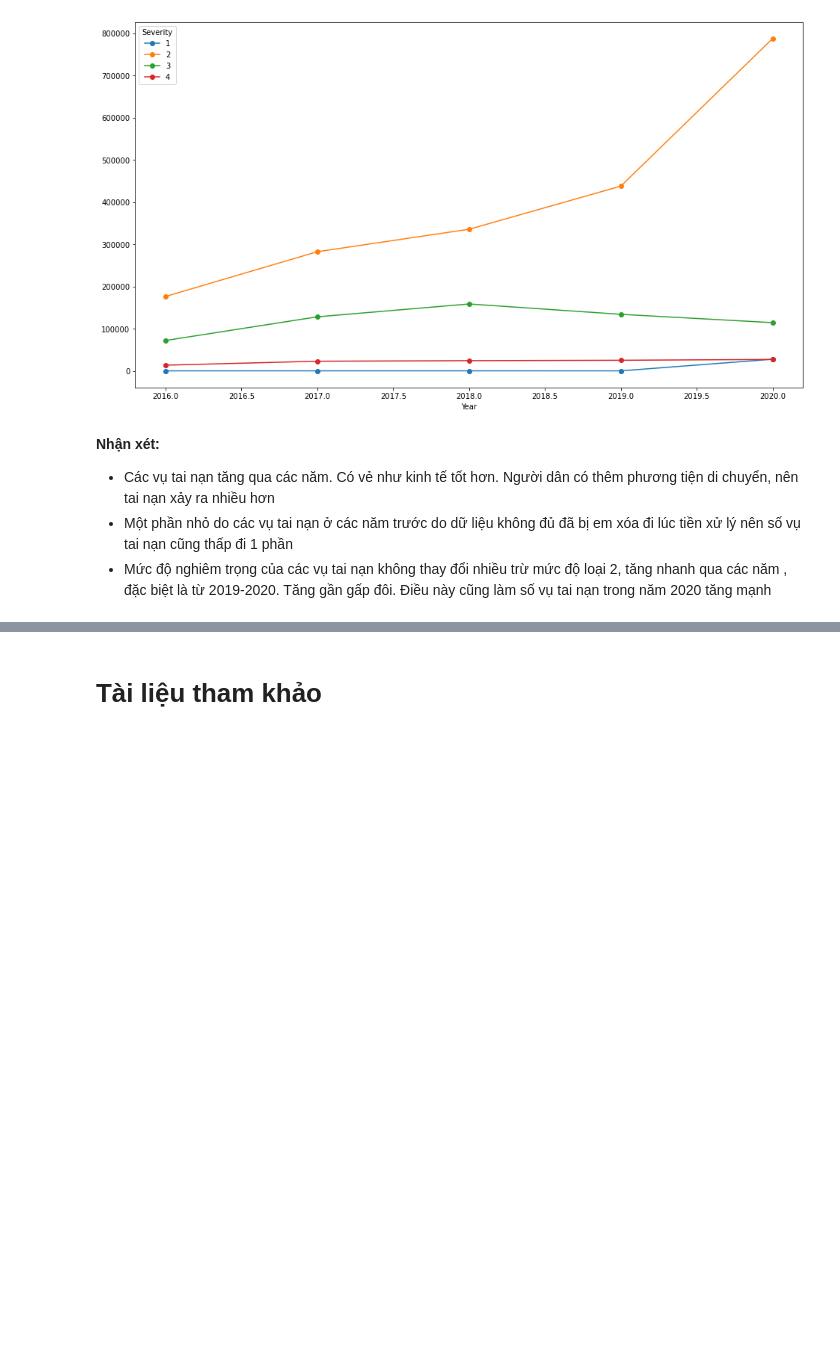
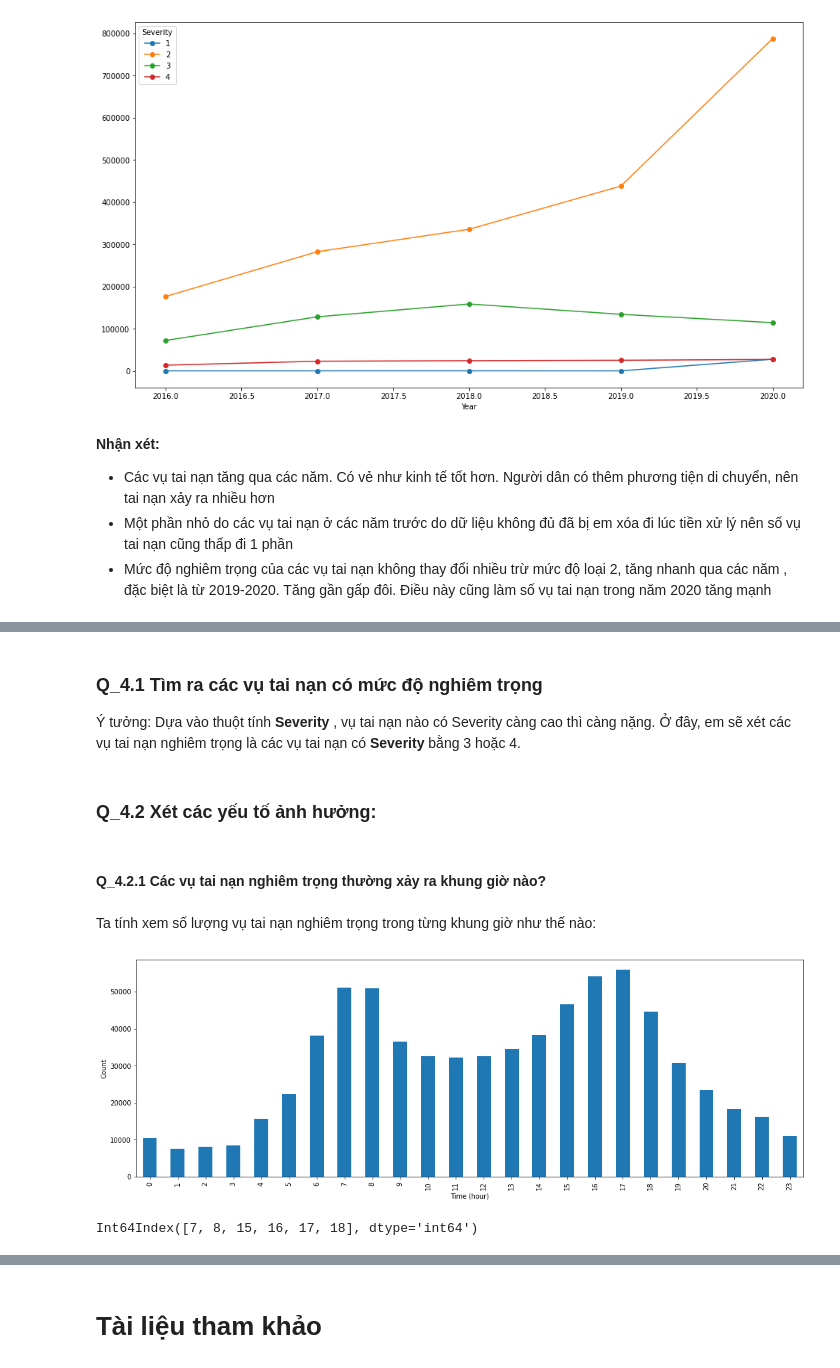
Before and after one commit to NguyenLam05200/FinalProject, a Jupyter notebook: Traffic_Accident_US.ipynb, the cells around one changed output, grey strips where cells are left out. Drawn from its saved outputs; the diff is of its cells as text; code cells hidden in the pictures; blank space fills up the shorter version.

```diff
--- a/Traffic_Accident_US.ipynb
+++ b/Traffic_Accident_US.ipynb
@@ -381,0 +445,28 @@ Q3_2.plot(kind='line',marker='o',xlabel='Year')
+# %% [markdown]
+### Q_4.1 Tìm ra các vụ tai nạn có mức độ nghiêm trọng
+
+Ý tưởng: Dựa vào thuột tính <b> Severity </b>, vụ tai nạn nào có Severity càng cao thì càng nặng. Ở đây, em sẽ xét các vụ tai nạn nghiêm trọng là các vụ tai nạn có <b> Severity </b> bằng 3 hoặc 4.
+# %%
+#Lấy ra các vụ tai nạn nghiêm trọng
+data_serious = data_df[data_df["Severity"] > 2]
+# %% [markdown]
+### Q_4.2 Xét các yếu tố ảnh hưởng:
+# %% [markdown]
+#### Q_4.2.1 Các vụ tai nạn nghiêm trọng thường xảy ra khung giờ nào?
+# %% [markdown]
+Ta tính xem số lượng vụ tai nạn nghiêm trọng trong từng khung giờ như thế nào:
+# %%
+hour_serious = data_serious["Start_Time"].dt.hour
+hour_serious = hour_serious.value_counts()
+hour_serious.sort_index().plot.bar(xlabel=r"Time (hour)",
+                                   ylabel=r"Count",
+                                   figsize=(18,6));
+# %% [output]
+[figure, added]
+# %%
+hour_serious = hour_serious.head(6)
+hour_serious = hour_serious.sort_index()
+hour_serious = hour_serious.index
+hour_serious
+# %% [output]
+Int64Index([7, 8, 15, 16, 17, 18], dtype='int64')
```
Also changed, not shown: parts of 40 cells of this notebook, 3 other files.
